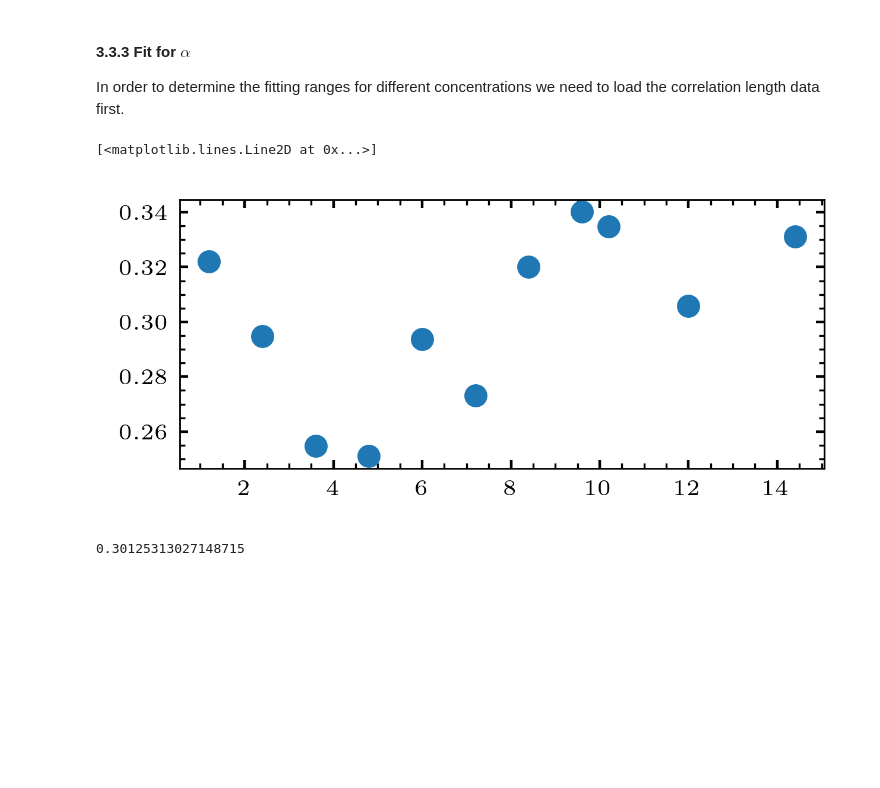
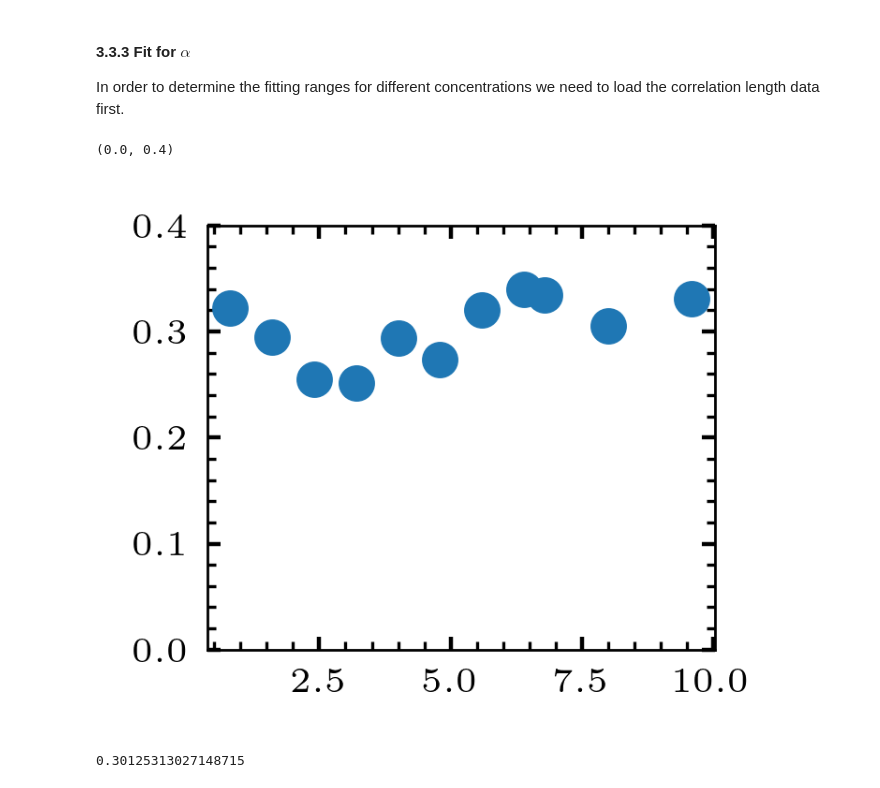
Before and after one commit to ZLoverty/Python, a Jupyter notebook: Correlation/src/fig-2_GNF.ipynb, the cells around one changed output. Cells and saved outputs as stored; diff of their text form; code cells hidden in the pictures; blank space fills up the shorter version.

```diff
--- a/Correlation/src/fig-2_GNF.ipynb
+++ b/Correlation/src/fig-2_GNF.ipynb
@@ -665,16 +672,14 @@ for num in range(0, 3):
 # %% [markdown]
 #### 3.3.2 Plot
 # %%
-# out_folder = 'transient-GNF-energy-small'
-count = 0
+out_folder = 'transient-GNF-energy-dN'
+data_list = []
 for file in ['GNF-0.csv', 'GNF-1.csv', 'GNF-2.csv']:
-    data_gnf = pd.read_csv(os.path.join(data_master_dir, r'Research projects\DF\data\{}\GNF'.format(out_folder), file)).set_index('l_r')
-    if count == 0:
-        master = data_gnf
-    else:
-        master += data_gnf
-    count += 1
-master /= 3
+    data_gnf = pd.read_csv(os.path.join(data_master_dir,
+                                        r'Research projects\DF\data\{}\GNF'.format(out_folder), file)).set_index('l_r')
+    data_list.append(data_gnf)
+master = pd.concat(data_list, keys=[0, 1, 2], axis=1).mean(level=1, axis=1)
+master = master[0.25:]
 
 fig, ax = plt.subplots(figsize=(3.5, 2.8))
 for str_c in master:
@@ -682,22 +687,23 @@ for str_c in master:
         ax.plot(master.index, master[str_c],
                mec=wowcolor(color_dict[str_c]), marker=marker_list[color_dict[str_c]], mfc=(0,0,0,0), mew=1,
                markersize=3, ls='', label='{:.1f}'.format(int(str_c)*n0_to_vf))
-ax.legend(loc='center left', ncol=2, fontsize=7)
+ax.legend(loc='lower right', ncol=2, fontsize=7)
 ax.set_xlabel('$l^2/l_b^2$')
-ax.set_ylabel('$\Delta N/\sqrt N$')
+ax.set_ylabel('$\Delta N$')
 ax.set_yticks([1, 2, 3, 4, 6])
 ax.set_yticklabels(['1', '2', '3', '4', '6'])
 ax.loglog()
 plt.tight_layout()
 
-# 0.33 slope
-# x = np.array([0.2, 1])
-# plt.plot(x, 1.8*x**0.33, ls='--', color='black')
-
+# 0.83 and 0.5 slopes
+x = np.array([1, 8])
+plt.plot(x, 15*x**0.83, ls='--', color='black')
+x = np.array([300, 2000])
+plt.plot(x, 70*x**0.5, ls='--', color='black')
 # phi=0 data
-# folder = r'E:\moreData\08032020\df2_kinetics\12'
-# data = pd.read_csv(os.path.join(folder, r'kinetics_data.csv'))
-# x, y = postprocess_gnf(data, lb=10, xlim=[0.05, 5])
-# plt.plot(x, y,
-#          mec='gray', mfc=(0,0,0,0), markersize=3, mew=1, marker=marker_list[color_dict['0']], ls='')
+folder = r'I:\moreData\08032020\df2_kinetics\12'
+data = pd.read_csv(os.path.join(folder, r'kinetics_data.csv'))
+x, y = postprocess_gnf(data, lb=10, xlim=[0.25, 5], normalize='dN')
+plt.plot(x, y,
+         mec='gray', mfc=(0,0,0,0), markersize=3, mew=1, marker=marker_list[color_dict['0']], ls='')
 # %% [output]
@@ -747,34 +754,35 @@ In order to determine the fitting ranges for different concentrations we need to
 # %%
 # load correlation length data
 data_dir = os.path.join(data_master_dir, r'Research projects\DF\data\spatial-correlation\intensity-correlation-length.csv')
 cl_data = pd.read_csv(data_dir).set_index('conc')
 l2 = (cl_data['avg'] / 10) ** 2
 l2 = l2.to_frame('l2').transpose()
 
 # load GNF steady state data
-out_folder = 'transient-GNF-energy-small'
+out_folder = 'transient-GNF-energy-dN'
 count = 0
 for file in ['GNF-0.csv', 'GNF-1.csv', 'GNF-2.csv']:
     data_gnf = pd.read_csv(os.path.join(data_master_dir, r'Research projects\DF\data\{}\GNF'.format(out_folder), file)).set_index('l_r')
     if count == 0:
         master = data_gnf
     else:
         master += data_gnf
     count += 1
 master /= 3
 
 alpha_list = []
 for c in master:
     l_max = l2[int(c)]
     yfit = np.log(master[c][:int(l_max)])
     xfit = np.log(yfit.index)
     p = np.polyfit(xfit, yfit, deg=1)
-    alpha_list.append(p[0])
+    alpha_list.append(p[0]-0.5)
 
 plt.plot(master.keys().astype('int')*n0_to_vf, alpha_list, ls='', marker='o')
+plt.ylim([0, 0.4])
 # %% [output]
-[<matplotlib.lines.Line2D at 0x...>]
+(0.0, 0.4)
-[figure, old version]
+[figure, new version]
 # %%
 np.array(alpha_list).mean()
 # %% [output]
```
Also changed, not shown: parts of 10 cells of this notebook, 3 other files.
